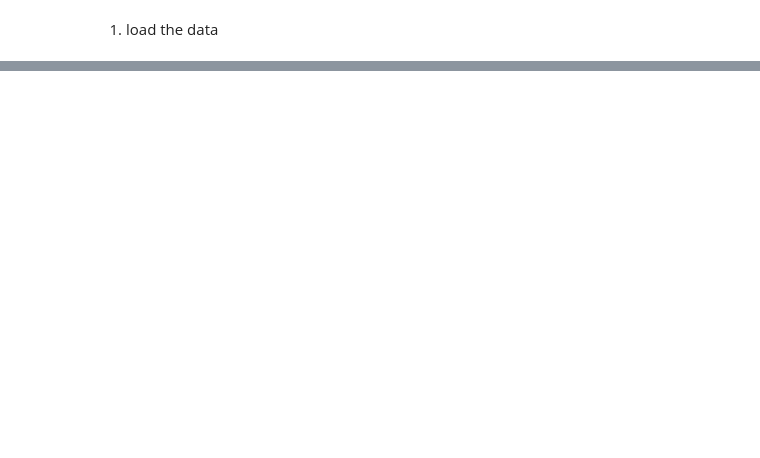
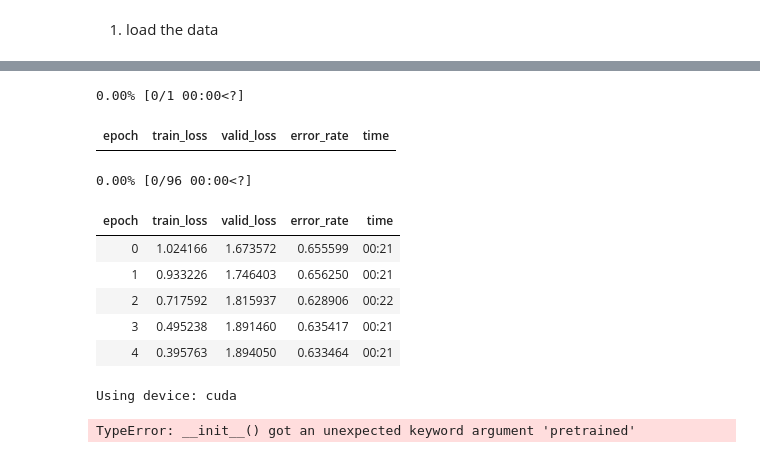
Before and after one commit to julehalim/ComputerVisionFinal, a Jupyter notebook: simplest_transfer.ipynb, the cells around one changed output, grey strips where cells are left out. Cells and saved outputs as stored; diff of their text form; code cells hidden in the pictures; blank space fills up the shorter version.

```diff
--- a/simplest_transfer.ipynb
+++ b/simplest_transfer.ipynb
@@ -114,0 +240,33 @@ learn.show_results()
+# %%
+
+
+learn.unfreeze()
+learn.freeze_to(-2) # total should be around 34
+learn.fine_tune(5, 4e-4)
+# %% [output]
+0.00% [0/1 00:00<?]
+| epoch | train_loss | valid_loss | error_rate | time |
+0.00% [0/96 00:00<?]
+| epoch | train_loss | valid_loss | error_rate | time |
+| 0 | 1.024166 | 1.673572 | 0.655599 | 00:21 |
+| 1 | 0.933226 | 1.746403 | 0.656250 | 00:21 |
+| 2 | 0.717592 | 1.815937 | 0.628906 | 00:22 |
+| 3 | 0.495238 | 1.891460 | 0.635417 | 00:21 |
+| 4 | 0.395763 | 1.894050 | 0.633464 | 00:21 |
+# %%
+# ... existing code ...
+
+# Before creating the DataLoaders
+device = torch.device('cuda' if torch.cuda.is_available() else 'cpu')
+print(f"Using device: {device}")
+
+# When creating DataLoaders
+dls = ImageDataLoaders.from_name_func(path, files, label_func, item_tfms=Resize(224), device=device)
+
+# When creating the learner
+learn = vision_learner(dls, Inception, metrics=error_rate).to(device)
+
+# ... rest of your code ...
+# %% [output]
+Using device: cuda
+TypeError: __init__() got an unexpected keyword argument 'pretrained'
```
Also changed, not shown: parts of 16 cells of this notebook, 1 other file.
